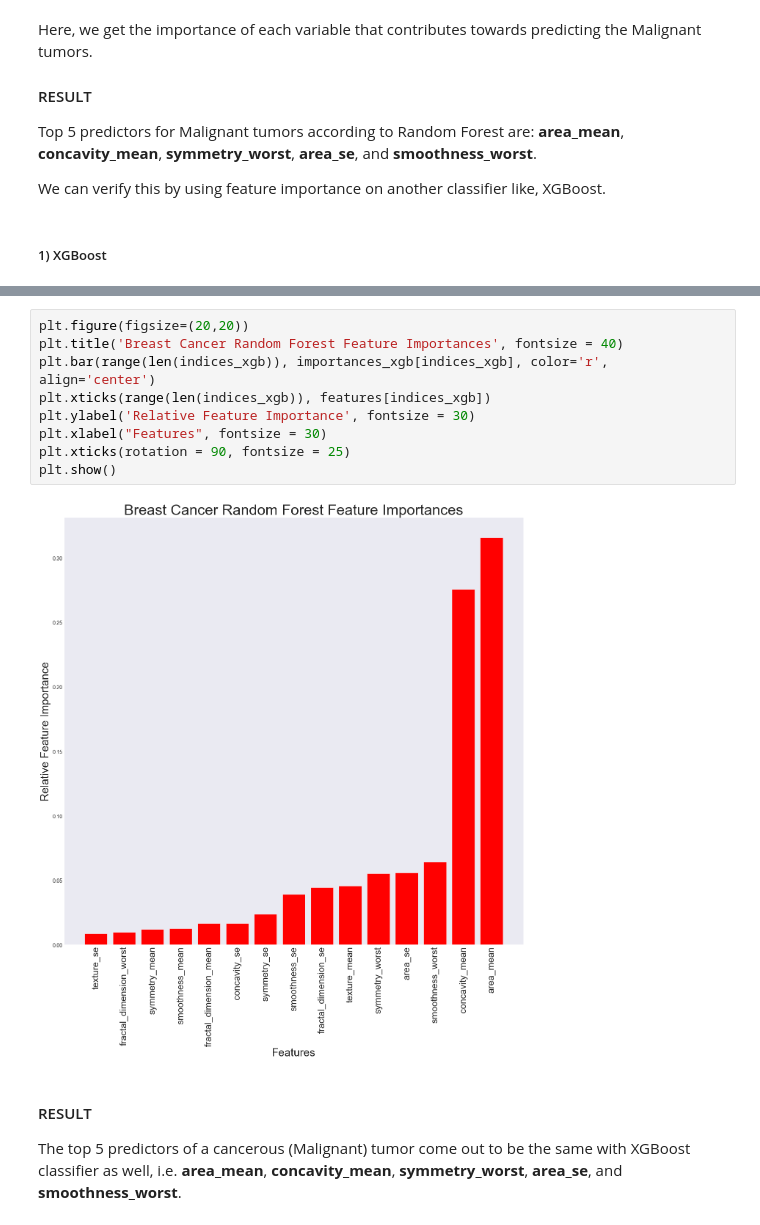
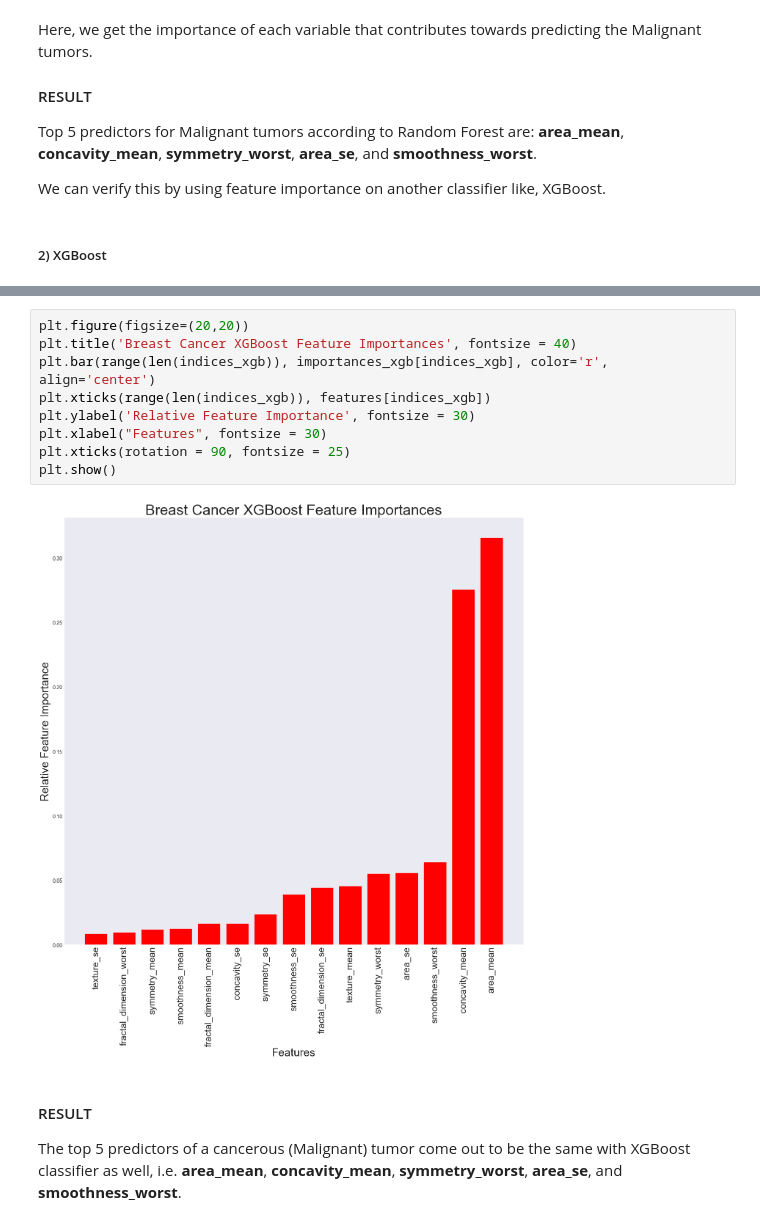
Before and after one commit to shubhramahey/Breast-Cancer-Analysis, a Jupyter notebook: Breast Cancer Analysis.ipynb, the cells around one changed output, grey strips where cells are left out. Saved outputs shown, nothing was run; the diff lists cells and outputs as text.

```diff
--- a/Breast Cancer Analysis.ipynb
+++ b/Breast Cancer Analysis.ipynb
@@ -931,7 +814,7 @@ Top 5 predictors for Malignant tumors according to Random Forest are:
 
 We can verify this by using feature importance on another classifier like, XGBoost.
 # %% [markdown]
-##### 1) XGBoost
+##### 2) XGBoost
 # %%
 importances_xgb = classifier_xgb.feature_importances_
 indices_xgb = np.argsort(importances_xgb)
@@ -959,15 +842,15 @@ Variables sorted by their importace score:
  (0.0089, 'texture_se')]
 # %%
 plt.figure(figsize=(20,20))
-plt.title('Breast Cancer Random Forest Feature Importances', fontsize = 40)
+plt.title('Breast Cancer XGBoost Feature Importances', fontsize = 40)
 plt.bar(range(len(indices_xgb)), importances_xgb[indices_xgb], color='r', align='center')
 plt.xticks(range(len(indices_xgb)), features[indices_xgb])
 plt.ylabel('Relative Feature Importance', fontsize = 30)
 plt.xlabel("Features", fontsize = 30)
 plt.xticks(rotation = 90, fontsize = 25)
 plt.show()
 # %% [output]
-[figure, old version]
+[figure, new version]
 # %% [markdown]
 #### RESULT
 The top 5 predictors of a cancerous (Malignant) tumor come out to be the same with XGBoost classifier as well, i.e. <b>area_mean</b>, <b>concavity_mean</b>, <b>symmetry_worst</b>, <b>area_se</b>, and <b>smoothness_worst</b>.
```
Also changed, not shown: parts of 44 cells of this notebook.
